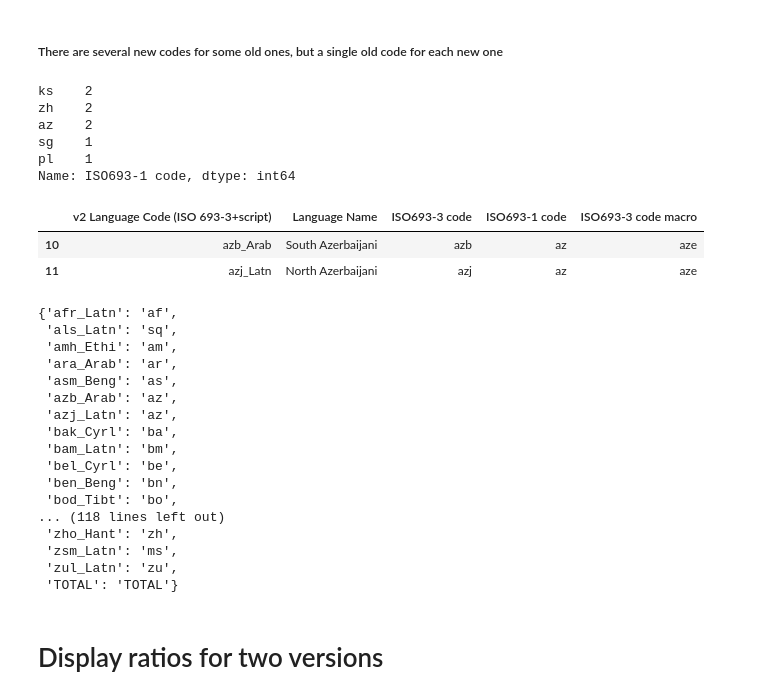
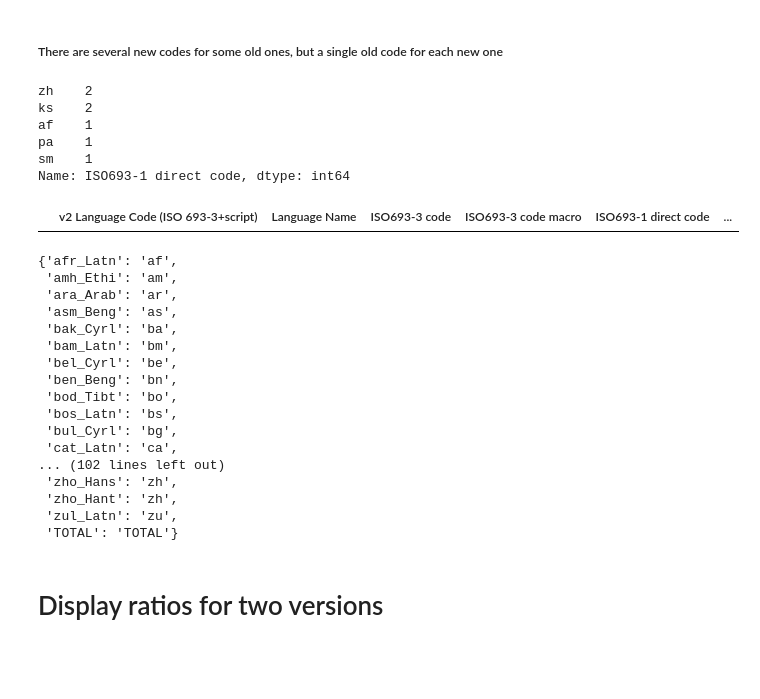
Before and after one commit to hplt-project/warc2text-runner, a Jupyter notebook: stats/lang-stats-release1VS2.ipynb, the cells around one changed output. Drawn from its saved outputs; the diff is of its cells as text; code cells hidden in the pictures; blank space fills up the shorter version.

```diff
--- a/stats/lang-stats-release1VS2.ipynb
+++ b/stats/lang-stats-release1VS2.ipynb
@@ -83,42 +110,40 @@ linf
 # %% [markdown]
 ##### There are several new codes for some old ones, but a single old code for each new one
 # %%
-linf['ISO693-1 code'].value_counts().head()
+linf['ISO693-1 direct code'].value_counts().head()
 # %% [output]
+zh    2
 ks    2
-zh    2
-az    2
-sg    1
-pl    1
-Name: ISO693-1 code, dtype: int64
+af    1
+pa    1
+sm    1
+Name: ISO693-1 direct code, dtype: int64
 # %%
-linf[linf['ISO693-1 code']=='az']
+linf[linf['ISO693-1 direct code']=='az']
 # %% [output]
-|  | v2 Language Code (ISO 693-3+script) | Language Name | ISO693-3 code | ISO693-1 code | ISO693-3 code macro |
-| 10 | azb_Arab | South Azerbaijani | azb | az | aze |
-| 11 | azj_Latn | North Azerbaijani | azj | az | aze |
+|  | v2 Language Code (ISO 693-3+script) | Language Name | ISO693-3 code | ISO693-3 code macro | ISO693-1 direct code | ... |
 # %%
 assert linf['v2 Language Code (ISO 693-3+script)'].value_counts().max()==1, linf['v2 Language Code (ISO 693-3+script)'].value_counts()
 # %%
-new2old = linf.set_index('v2 Language Code (ISO 693-3+script)')['ISO693-1 code'].dropna().to_dict()
+new2old = linf.set_index('v2 Language Code (ISO 693-3+script)')['ISO693-1 direct code'].dropna().to_dict()
 new2old['TOTAL'] = 'TOTAL'
 new2old
 # %% [output]
 {'afr_Latn': 'af',
- 'als_Latn': 'sq',
  'amh_Ethi': 'am',
  'ara_Arab': 'ar',
  'asm_Beng': 'as',
- 'azb_Arab': 'az',
- 'azj_Latn': 'az',
  'bak_Cyrl': 'ba',
  'bam_Latn': 'bm',
  'bel_Cyrl': 'be',
  'ben_Beng': 'bn',
  'bod_Tibt': 'bo',
-... (118 lines left out)
+ 'bos_Latn': 'bs',
+ 'bul_Cyrl': 'bg',
+ 'cat_Latn': 'ca',
+... (102 lines left out)
+ 'zho_Hans': 'zh',
  'zho_Hant': 'zh',
- 'zsm_Latn': 'ms',
  'zul_Latn': 'zu',
  'TOTAL': 'TOTAL'}
 # %% [markdown]
```
Also changed, not shown: parts of 17 cells of this notebook, 4 other files.
